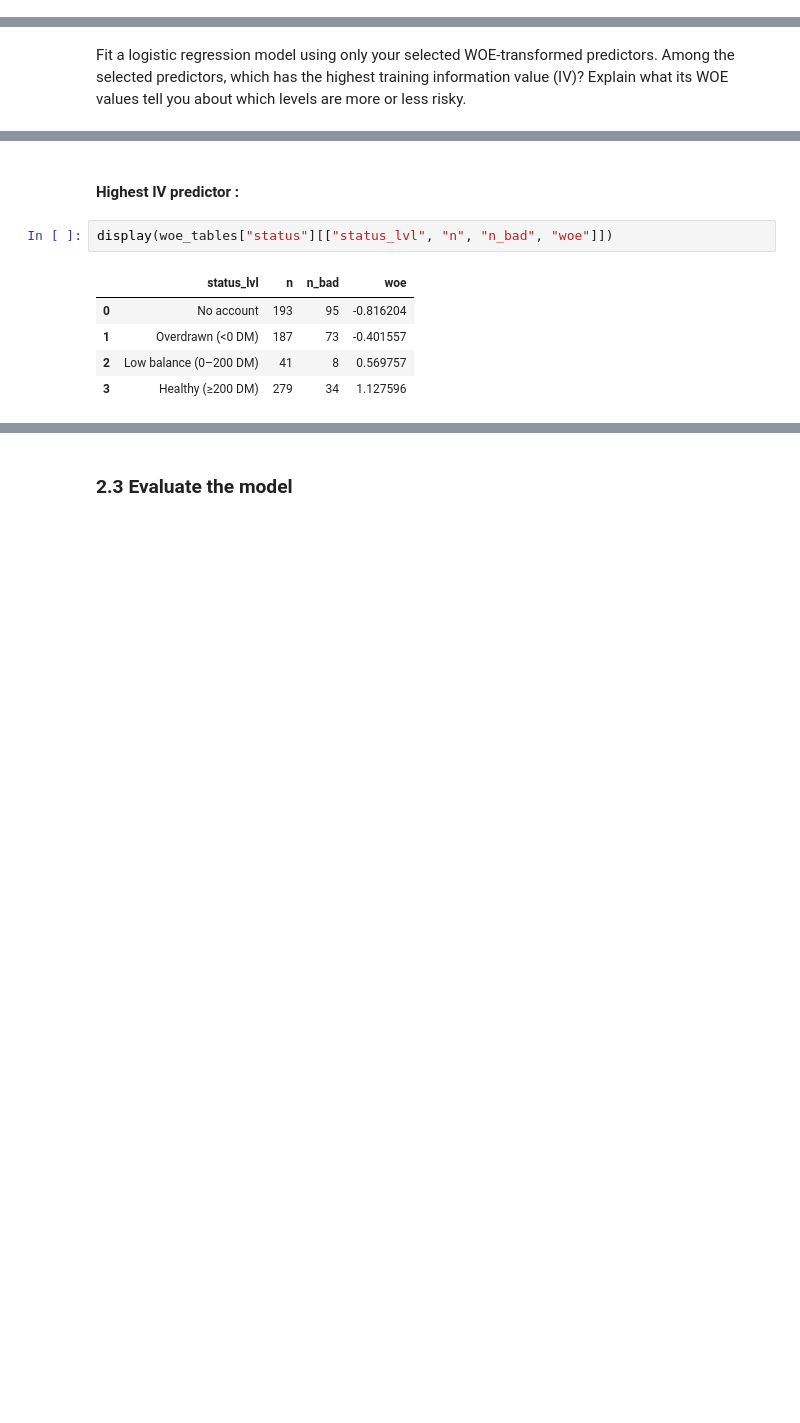
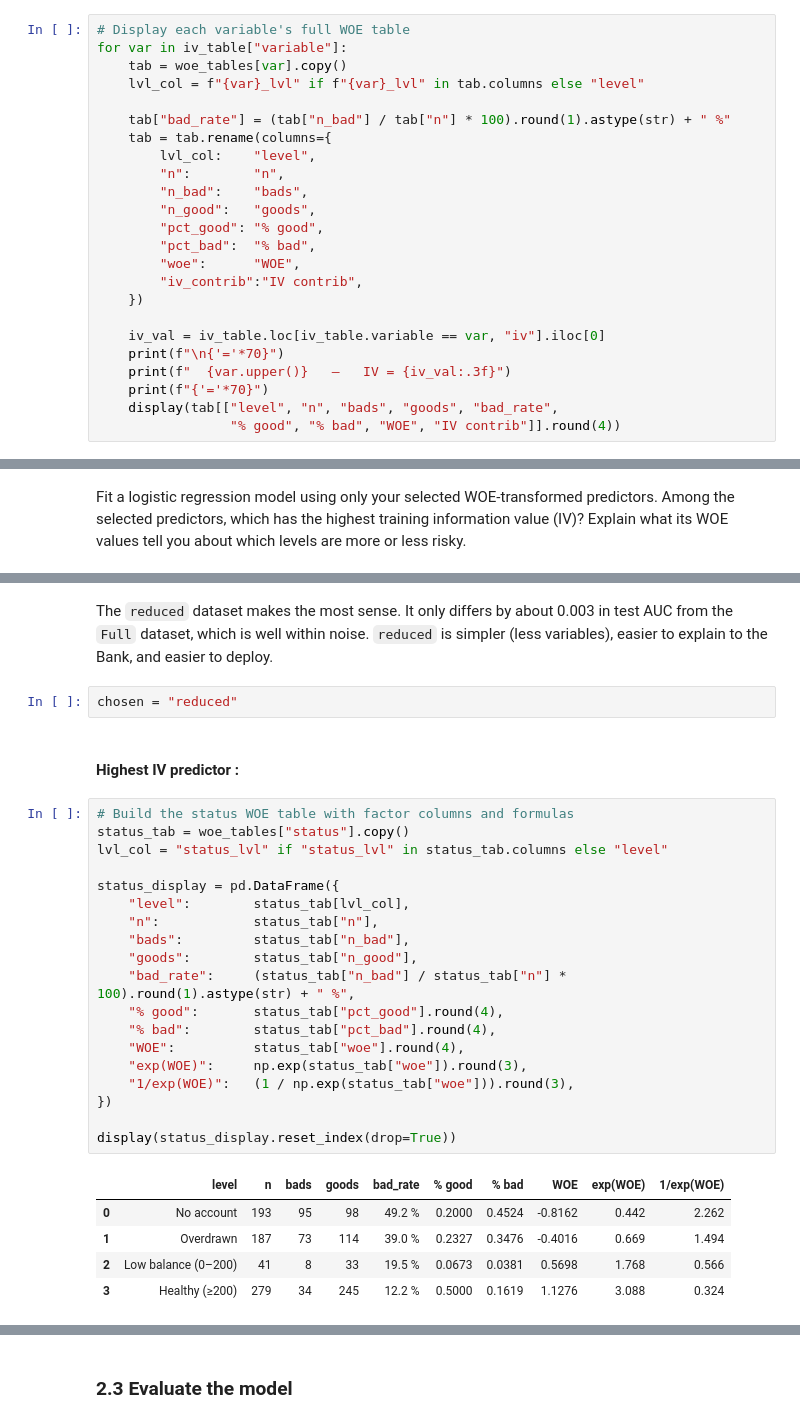
Before and after one commit to Muten-Roshi-Sama/data-science-for-business-KUL, a Jupyter notebook: credit-risk-analysis/A1_Notebook.ipynb, the cells around one changed output, grey strips where cells are left out. Saved outputs shown, nothing was run; the diff lists cells and outputs as text; blank space fills up the shorter version.

```diff
--- a/credit-risk-analysis/A1_Notebook.ipynb
+++ b/credit-risk-analysis/A1_Notebook.ipynb
@@ -726,3 +731,27 @@ leveling_all = {
     "employment_duration": empdur_map_v2,
     "age":                 age_bin2,
 }
+# %%
+# Display each variable's full WOE table
+for var in iv_table["variable"]:
+    tab = woe_tables[var].copy()
+    lvl_col = f"{var}_lvl" if f"{var}_lvl" in tab.columns else "level"
+
+    tab["bad_rate"] = (tab["n_bad"] / tab["n"] * 100).round(1).astype(str) + " %"
+    tab = tab.rename(columns={
+        lvl_col:    "level",
+        "n":        "n",
+        "n_bad":    "bads",
+        "n_good":   "goods",
+        "pct_good": "% good",
+        "pct_bad":  "% bad",
+        "woe":      "WOE",
+        "iv_contrib":"IV contrib",
+    })
+
+    iv_val = iv_table.loc[iv_table.variable == var, "iv"].iloc[0]
+    print(f"\n{'='*70}")
+    print(f"  {var.upper()}   —   IV = {iv_val:.3f}")
+    print(f"{'='*70}")
+    display(tab[["level", "n", "bads", "goods", "bad_rate",
+                 "% good", "% bad", "WOE", "IV contrib"]].round(4))
@@ -907,11 +946,32 @@ Notes :
+# %% [markdown]
+The `reduced` dataset makes the most sense. It only differs by about 0.003 in test AUC from the `Full` dataset, which is well within noise. `reduced` is simpler (less variables), easier to explain to the Bank, and easier to deploy.
+# %%
+chosen = "reduced"
 # %% [markdown]
 #### Highest IV predictor :
 # %%
-display(woe_tables["status"][["status_lvl", "n", "n_bad", "woe"]])
+# Build the status WOE table with factor columns and formulas
+status_tab = woe_tables["status"].copy()
+lvl_col = "status_lvl" if "status_lvl" in status_tab.columns else "level"
+
+status_display = pd.DataFrame({
+    "level":        status_tab[lvl_col],
+    "n":            status_tab["n"],
+    "bads":         status_tab["n_bad"],
+    "goods":        status_tab["n_good"],
+    "bad_rate":     (status_tab["n_bad"] / status_tab["n"] * 100).round(1).astype(str) + " %",
+    "% good":       status_tab["pct_good"].round(4),
+    "% bad":        status_tab["pct_bad"].round(4),
+    "WOE":          status_tab["woe"].round(4),
+    "exp(WOE)":     np.exp(status_tab["woe"]).round(3),
+    "1/exp(WOE)":   (1 / np.exp(status_tab["woe"])).round(3),
+})
+
+display(status_display.reset_index(drop=True))
 # %% [output]
-|  | status_lvl | n | n_bad | woe |
-| 0 | No account | 193 | 95 | -0.816204 |
-| 1 | Overdrawn (<0 DM) | 187 | 73 | -0.401557 |
-| 2 | Low balance (0–200 DM) | 41 | 8 | 0.569757 |
-| 3 | Healthy (≥200 DM) | 279 | 34 | 1.127596 |
+|  | level | n | bads | goods | bad_rate | % good | % bad | WOE | exp(WOE) | 1/exp(WOE) |
+| 0 | No account | 193 | 95 | 98 | 49.2 % | 0.2000 | 0.4524 | -0.8162 | 0.442 | 2.262 |
+| 1 | Overdrawn | 187 | 73 | 114 | 39.0 % | 0.2327 | 0.3476 | -0.4016 | 0.669 | 1.494 |
+| 2 | Low balance (0–200) | 41 | 8 | 33 | 19.5 % | 0.0673 | 0.0381 | 0.5698 | 1.768 | 0.566 |
+| 3 | Healthy (≥200) | 279 | 34 | 245 | 12.2 % | 0.5000 | 0.1619 | 1.1276 | 3.088 | 0.324 |
 # %% [markdown]
```
Also changed, not shown: parts of 31 cells of this notebook.
